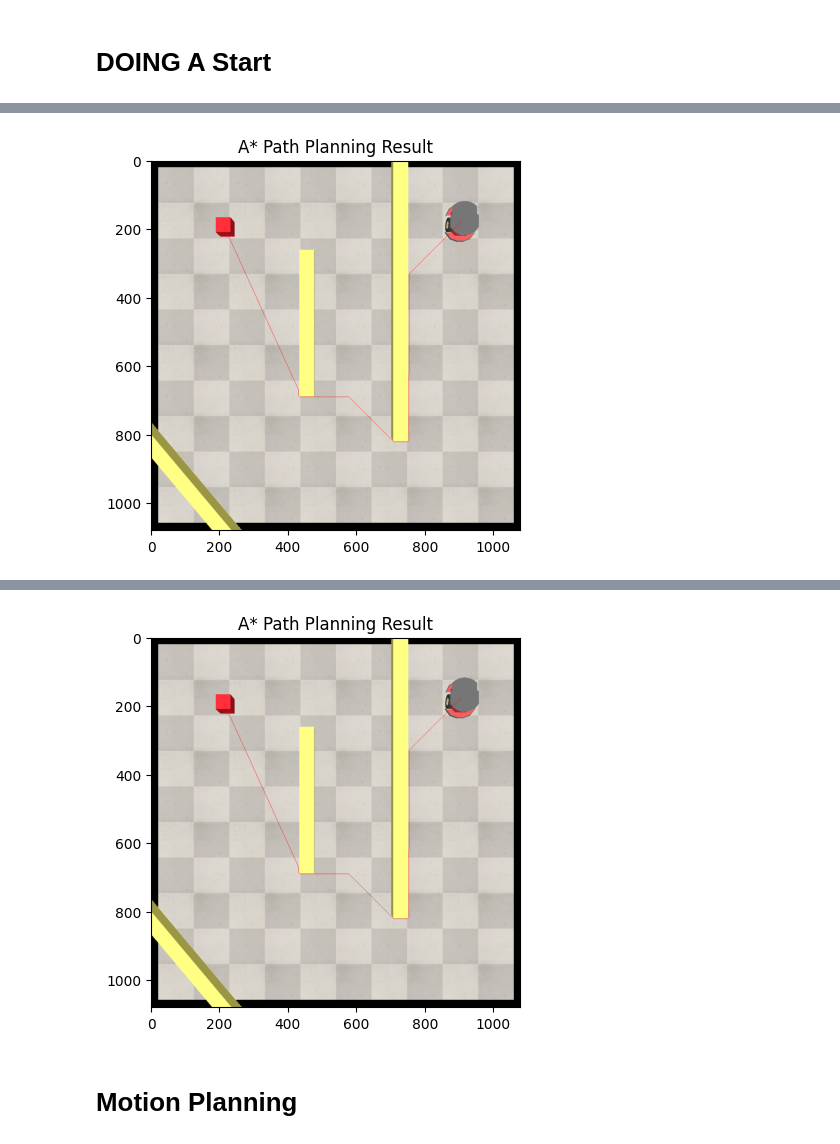
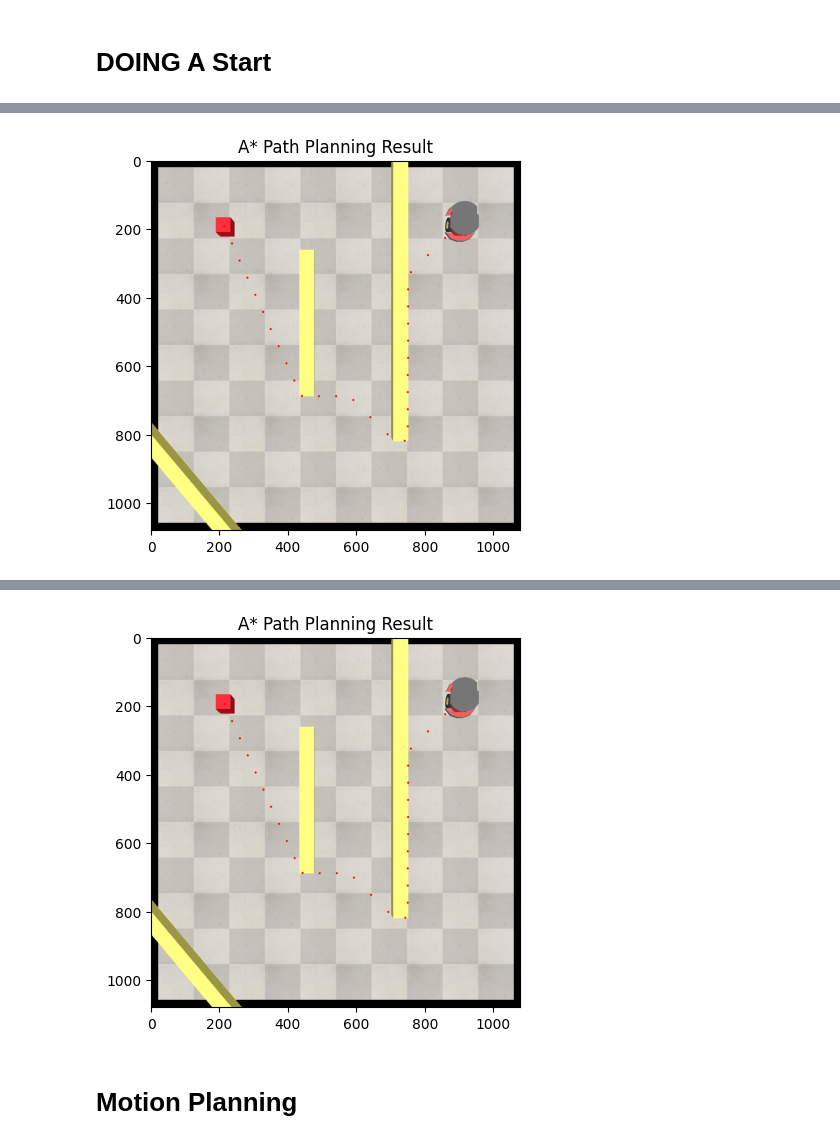
Before and after one commit to NicolasAraya932/MotionPlanning, a Jupyter notebook: motion.ipynb, the cells around one changed output, grey strips where cells are left out. Cells and saved outputs as stored; diff of their text form; code cells hidden in the pictures.

Commit message:
Path Following Ready

```diff
--- a/motion.ipynb
+++ b/motion.ipynb
@@ -294,24 +207,18 @@ for _ in range(1):
     plt.imshow(frame)
     mask = segment_yellow_borders(frame)
 
-    # 2. Extract straight wall segments in pixel coords
-    walls_uv = extract_wall_lines(mask)
+    grid = (mask == 0).astype(np.uint8)  # 1 = free, 0 = obstacle
 
-    # 3. Draw lines on a copy of the frame
-    frame_with_lines = frame.copy()
-    for (u1, v1), (u2, v2) in walls_uv:
-        cv2.line(frame_with_lines, (int(u1), int(v1)), (int(u2), int(v2)), (255, 0, 0), 5)
 
-    grid = np.ones_like(mask, dtype=np.uint8)  # 1 = free, 0 = occupied
-
-    for (u1, v1), (u2, v2) in walls_uv:
-        cv2.line(grid, (u1, v1), (u2, v2), 0, thickness=3)  # 0 = obstacle
+    print("Grid Shape:", grid.shape)
+    print("Amount of Free Cells:", np.sum(grid))
+    print("Amount of Occupied Cells:", np.sum(grid == 0))
 
     # Plot the frame with blue wall lines
     plt.figure(figsize=(12, 6))
 
     plt.subplot(1, 2, 1)
-    plt.imshow(cv2.cvtColor(frame_with_lines, cv2.COLOR_BGR2RGB))
+    plt.imshow(frame)
     plt.title("Detected Wall Lines")
     plt.axis("off")
 
@@ -349,17 +259,11 @@ for _ in range(2):
     # 2. Segment walls from image
     mask = segment_yellow_borders(cv2_frame)
 
-    # 3. Extract walls using Hough transform
-    walls_uv = extract_wall_lines(mask)
-
     # 4. Create occupancy grid (1 = free, 0 = obstacle)
-    grid = np.ones_like(mask, dtype=np.uint8)  # shape=(H,W)
-    for (u1, v1), (u2, v2) in walls_uv:
-        cv2.line(grid, (u1, v1), (u2, v2), 0, thickness=3)
+    grid = (mask == 0).astype(np.uint8)  # 1 = free, 0 = obstacle
 
     # Optional: make walls thicker to account for robot size
     kernel = np.ones((3,3), np.uint8)
-    grid = cv2.erode(grid, kernel)
 
     # 5. Run A* on the grid
     x_start, y_start = int(robot_u), int(robot_v)
@@ -370,10 +274,17 @@ for _ in range(2):
 
     path = astar(grid, start, goal)
 
+    if path:
+        path = path[::50]  # reduce path resolution
+
+    # Remove the first point if it's the robot's position
+    if path and path[0] == start:
+        path = path[1:]
+
     # 6. Visualize result
     if path:
         for (y, x) in path:
-            cv2_frame[y, x] = (255, 0, 0)  # green path
+            cv2.circle(cv2_frame, (x, y), 5, (255, 0, 0), -1)
         plt.imshow(cv2_frame)
         plt.title('A* Path Planning Result')
         plt.show()
@@ -387 +298 @@ Goal Position: [1.5250000291151584, -1.6249991531083947, 0.1887900894004454]
-[figure, old version]
+[figure, new version]
@@ -390,4 +301,4 @@ Goal Position: [1.5249999903092661, -1.624999111567557, 0.1887900894062851]
-[figure, old version]
+[figure, new version]
 # %% [markdown]
 # Motion Planning
 # %%
```
Also changed, not shown: parts of 8 cells of this notebook, 3 other files.
